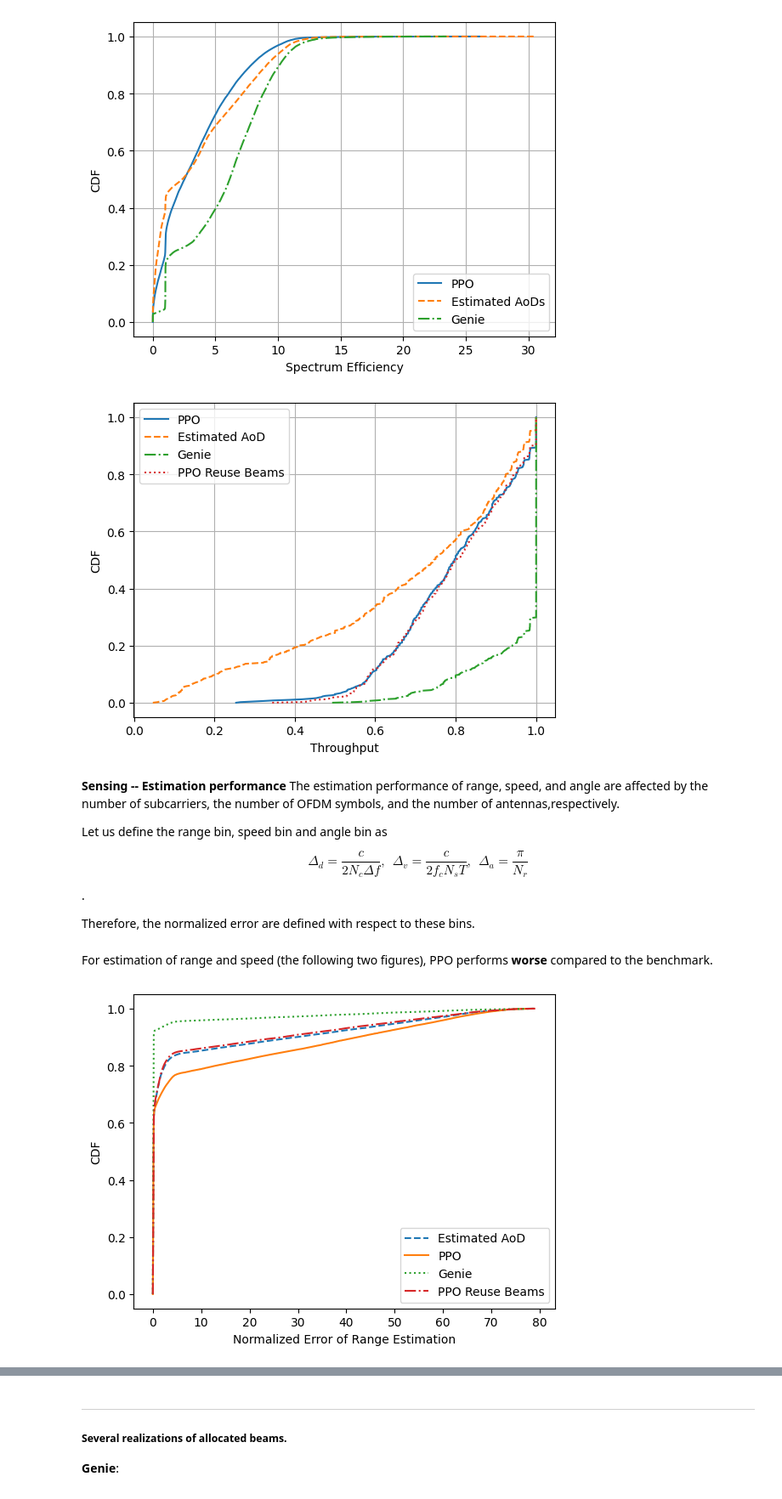
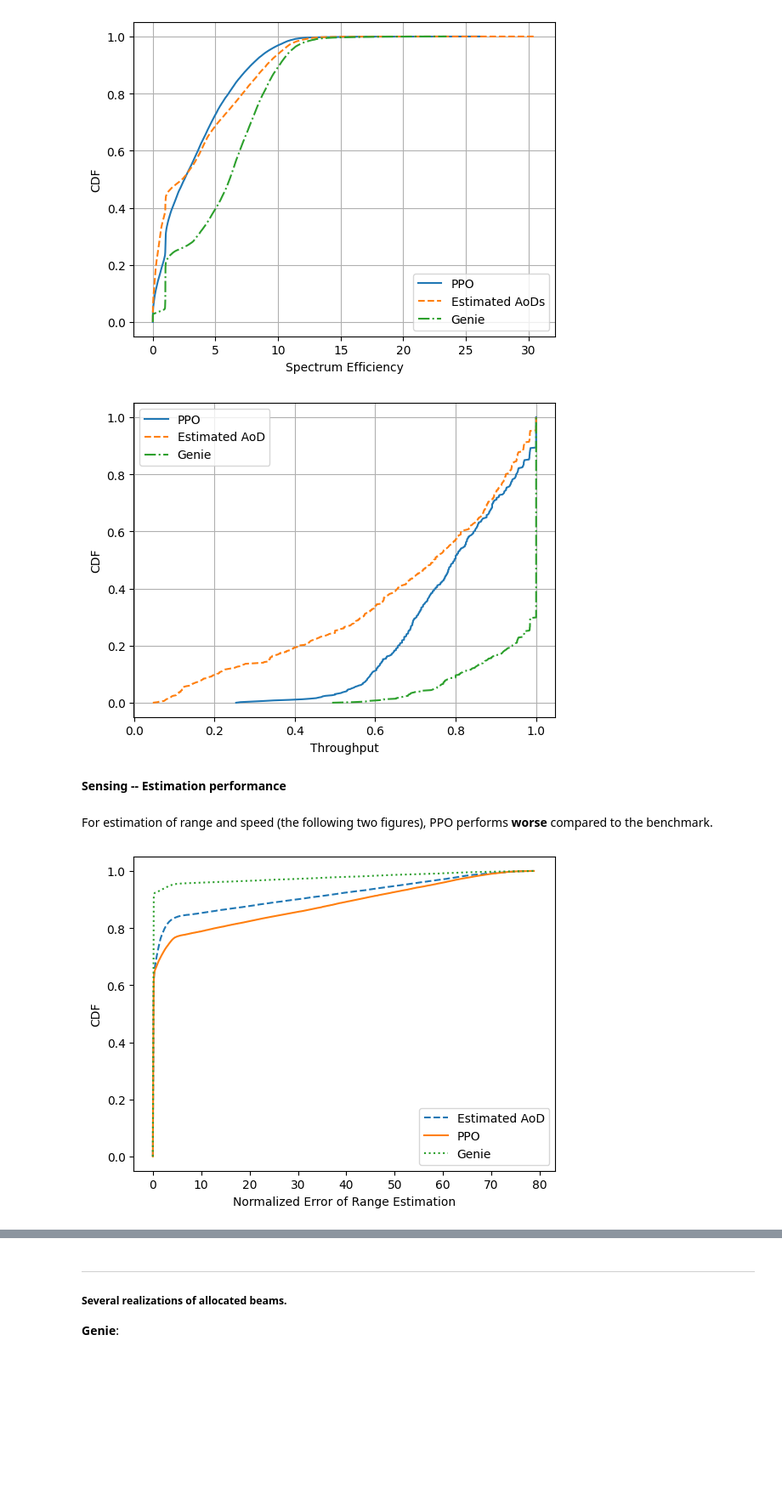
Before and after one commit to april427/Centric-BM, a Jupyter notebook: documents/06-03.ipynb, the cells around one changed output, grey strips where cells are left out. Shown at 85% size. Drawn from its saved outputs; the diff is of its cells as text; code cells hidden in the pictures; blank space fills up the shorter version.

```diff
--- a/documents/06-03.ipynb
+++ b/documents/06-03.ipynb
@@ -324,26 +355,17 @@ ax.plot(thp_cdf, yvals, '--', label='Estimated AoD')
 thp_cdf, yvals = cdf_gen(fd_genie, 'throughput.csv', 'Throughput')
 ax.plot(thp_cdf, yvals, '-.', label='Genie')
 
-thp_cdf, yvals = cdf_gen('RL_mimo_ofdm/PPO_2ue16Nt_sAs_newB_waitT_newSense_128_reusebeams/trained/', 'throughput.csv', 'Throughput')
-ax.plot(thp_cdf, yvals, ':', label='PPO Reuse Beams')
+# thp_cdf, yvals = cdf_gen(fd_new, 'throughput.csv', 'Throughput')
+# ax.plot(thp_cdf, yvals, '-.', label='PPO new State Space Test')
 
 ax.legend()
 ax.set_xlabel('Throughput')
 ax.set_ylabel('CDF')
 ax.grid()
 # %% [output]
-[figure, old version]
+[figure, new version]
-# %% [markdown]
-**Sensing -- Estimation performance**
-The estimation performance of range, speed, and angle are affected by the number of subcarriers, the number of OFDM symbols, and the number of antennas,respectively.
-
-Let us define the range bin, speed bin and angle bin as
-
-$$
-\Delta_d = \frac{c}{2N_c \Delta f}, ~~ \Delta_v = \frac{c}{2f_c N_s T}, ~~ \Delta_a = \frac{\pi}{N_r}
-$$.
-
-Therefore, the normalized error are defined with respect to these bins.
+# %% [markdown]
+**Sensing -- Estimation performance**
 # %% [markdown]
 For estimation of range and speed (the following two figures), PPO performs **worse** compared to the benchmark.
 # %%
@@ -360,40 +382,40 @@ er_benchmark = np.array(er_b)
 er_trained = np.array(er_t)
 # er_random = np.array(er_r)
 er_genie = np.array(er_g)
 
 temp = er_benchmark.flatten()
 er_cdf = np.sort(temp)
 yvals = np.arange(len(er_cdf))/float(len(er_cdf)-1)
 ax3.plot(er_cdf, yvals, '--', label='Estimated AoD')
 
 temp = er_trained.flatten()
 er_cdf = np.sort(temp)
 yvals = np.arange(len(er_cdf))/float(len(er_cdf)-1)
 ax3.plot(er_cdf, yvals, '-', label='PPO')
 
 # temp = er_random.flatten()
 # er_cdf = np.sort(temp)
 # yvals = np.arange(len(er_cdf))/float(len(er_cdf)-1)
 # ax3.plot(er_cdf, yvals, '-.', label='Random')
 
 temp = er_genie.flatten()
 er_cdf = np.sort(temp)
 yvals = np.arange(len(er_cdf))/float(len(er_cdf)-1)
 ax3.plot(er_cdf, yvals, ':', label='Genie')
 
-er_reusebeams = pd.read_csv('RL_mimo_ofdm/PPO_2ue16Nt_sAs_newB_waitT_newSense_128_reusebeams/trained/nmseR_allsteps.csv', skiprows=1)
-er_reusebeams = np.array(er_reusebeams)
-temp = er_reusebeams.flatten()
-er_cdf = np.sort(temp)
-yvals = np.arange(len(er_cdf))/float(len(er_cdf)-1)
-ax3.plot(er_cdf, yvals, '-.', label='PPO Reuse Beams')
+# er_reusebeams = pd.read_csv('RL_mimo_ofdm/PPO_2ue16Nt_sAs_newB_waitT_newSense_128_reusebeams/trained/nmseR_allsteps.csv', skiprows=1)
+# er_reusebeams = np.array(er_reusebeams)
+# temp = er_reusebeams.flatten()
+# er_cdf = np.sort(temp)
+# yvals = np.arange(len(er_cdf))/float(len(er_cdf)-1)
+# ax3.plot(er_cdf, yvals, '-.', label='PPO Reuse Beams')
 
 ax3.set_xlabel('Normalized Error of Range Estimation')
 ax3.set_ylabel('CDF')
 ax3.legend()
 plt.show()
 # %% [output]
-[figure, old version]
+[figure, new version]
 # %%
 # CDF of speed estimation error
 ev_t = pd.read_csv(fd_trained + 'nmseV_allsteps.csv', skiprows=1)
```
Also changed, not shown: parts of 7 cells of this notebook, 9 other files.
